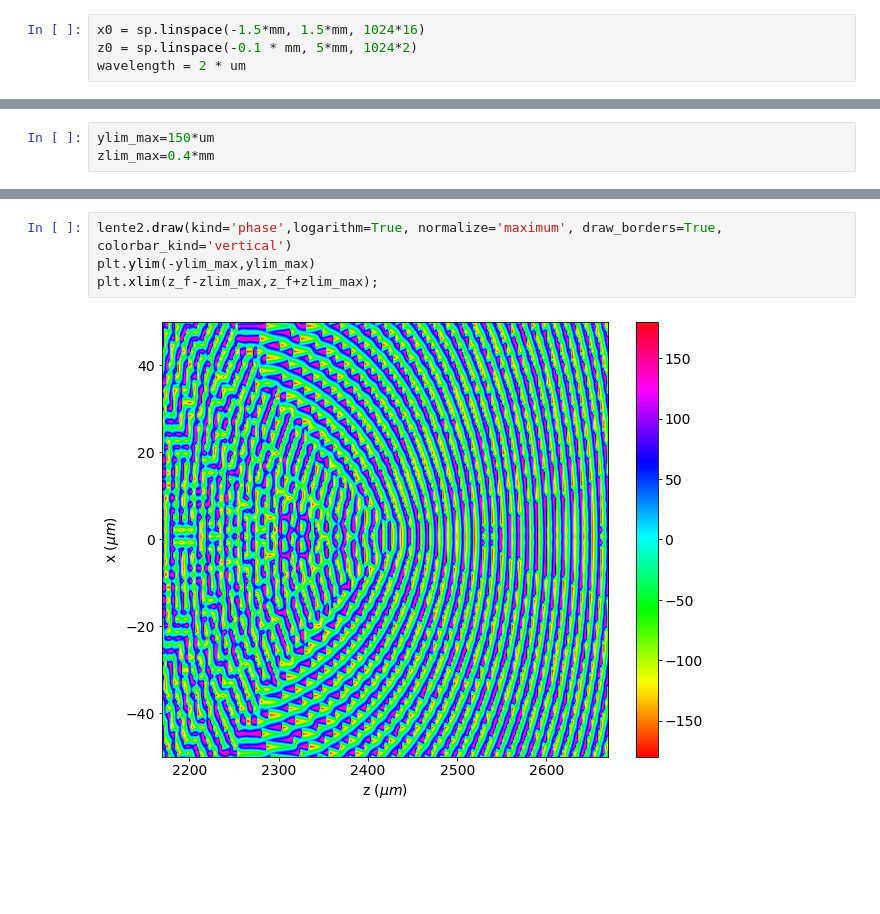
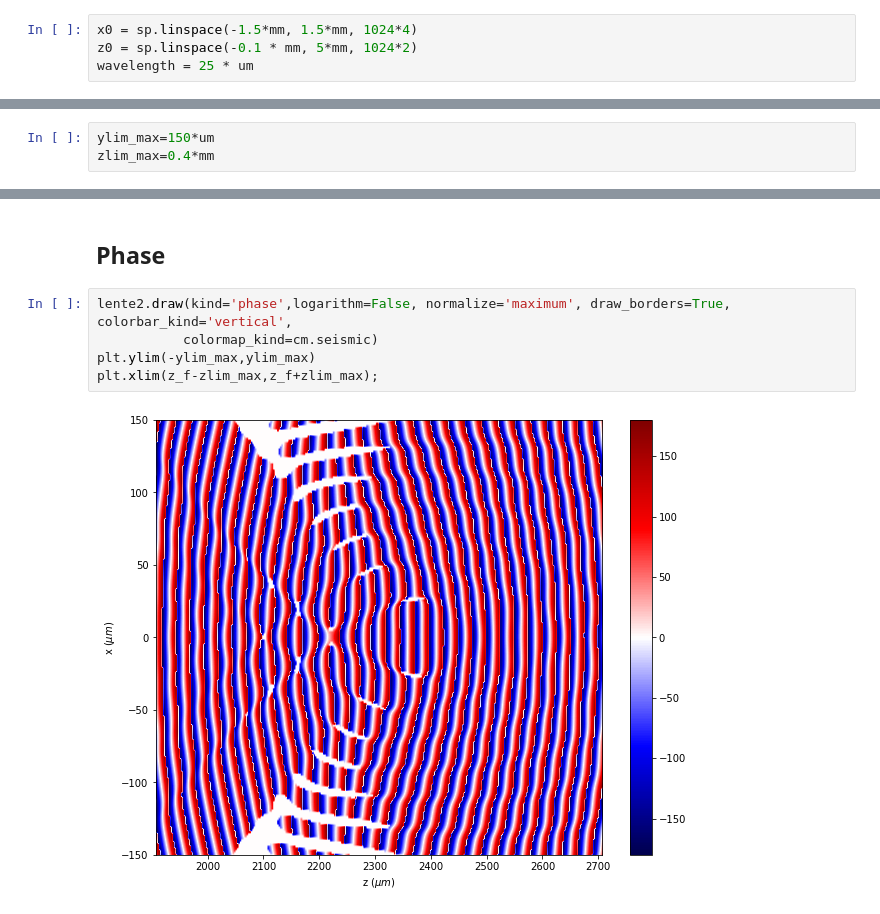
Before and after one commit to aocg-ucm/diffractio, a Jupyter notebook: docs/source/examples/to_process/drawing_xz.ipynb, the cells around one changed output, grey strips where cells are left out. Drawn from its saved outputs; the diff is of its cells as text; blank space fills up the shorter version.

```diff
--- a/docs/source/examples/to_process/drawing_xz.ipynb
+++ b/docs/source/examples/to_process/drawing_xz.ipynb
@@ -27,9 +30,9 @@ rcParams['figure.figsize']=(10,8)
 # %% [markdown]
 ## lens
 # %%
-x0 = sp.linspace(-1.5*mm, 1.5*mm, 1024*16)
+x0 = sp.linspace(-1.5*mm, 1.5*mm, 1024*4)
 z0 = sp.linspace(-0.1 * mm, 5*mm, 1024*2)
-wavelength = 2 * um
+wavelength = 25 * um
 # %%
 u0 = Scalar_source_X(x0, wavelength)
 u0.plane_wave(A=1, theta=0 * degrees)
@@ -79,6 +122,9 @@ plt.xlim(z_f-zlim_max,z_f+zlim_max);
+# %% [markdown]
+## Phase
 # %%
-lente2.draw(kind='phase',logarithm=True, normalize='maximum', draw_borders=True, colorbar_kind='vertical')
+lente2.draw(kind='phase',logarithm=False, normalize='maximum', draw_borders=True, colorbar_kind='vertical',
+           colormap_kind=cm.seismic)
 plt.ylim(-ylim_max,ylim_max)
 plt.xlim(z_f-zlim_max,z_f+zlim_max);
 # %% [output]
-[figure, old version]
+[figure, new version]
```
Also changed, not shown: parts of 22 cells of this notebook, 6 other files.
